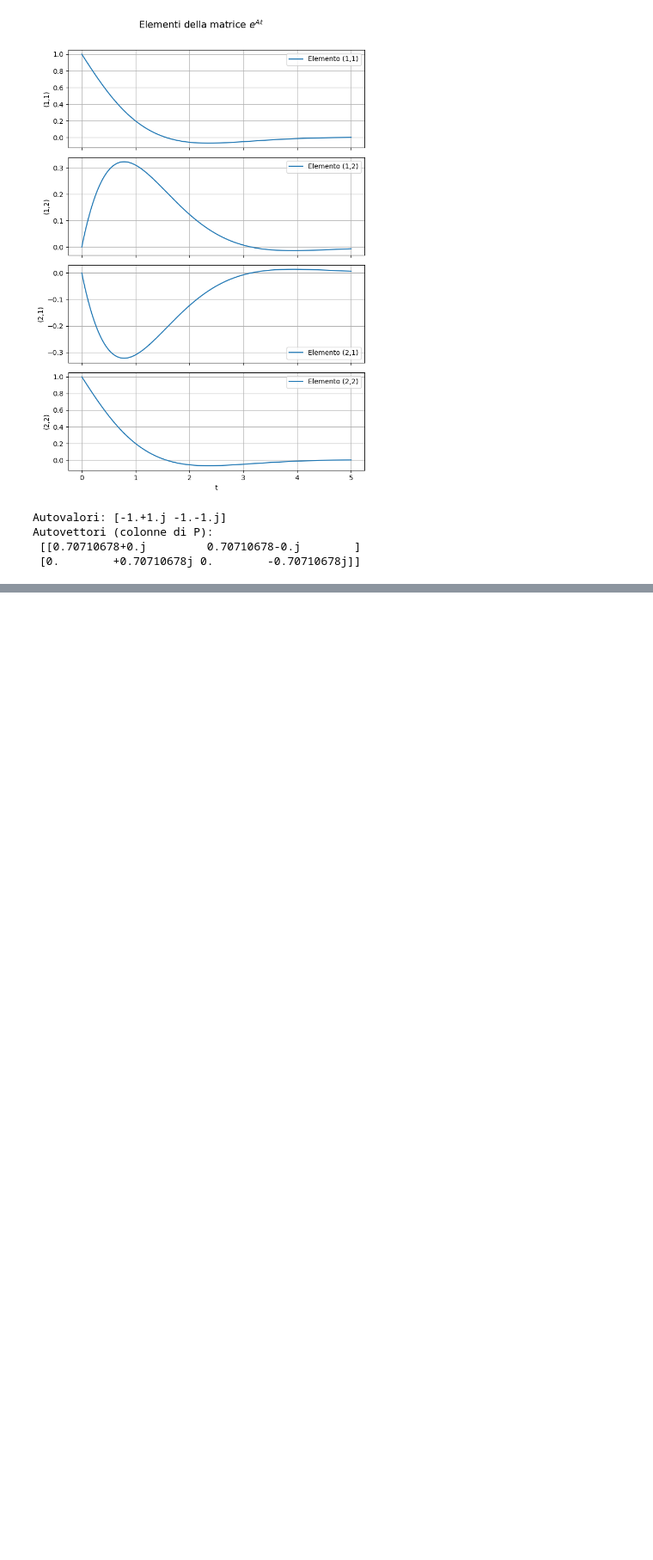
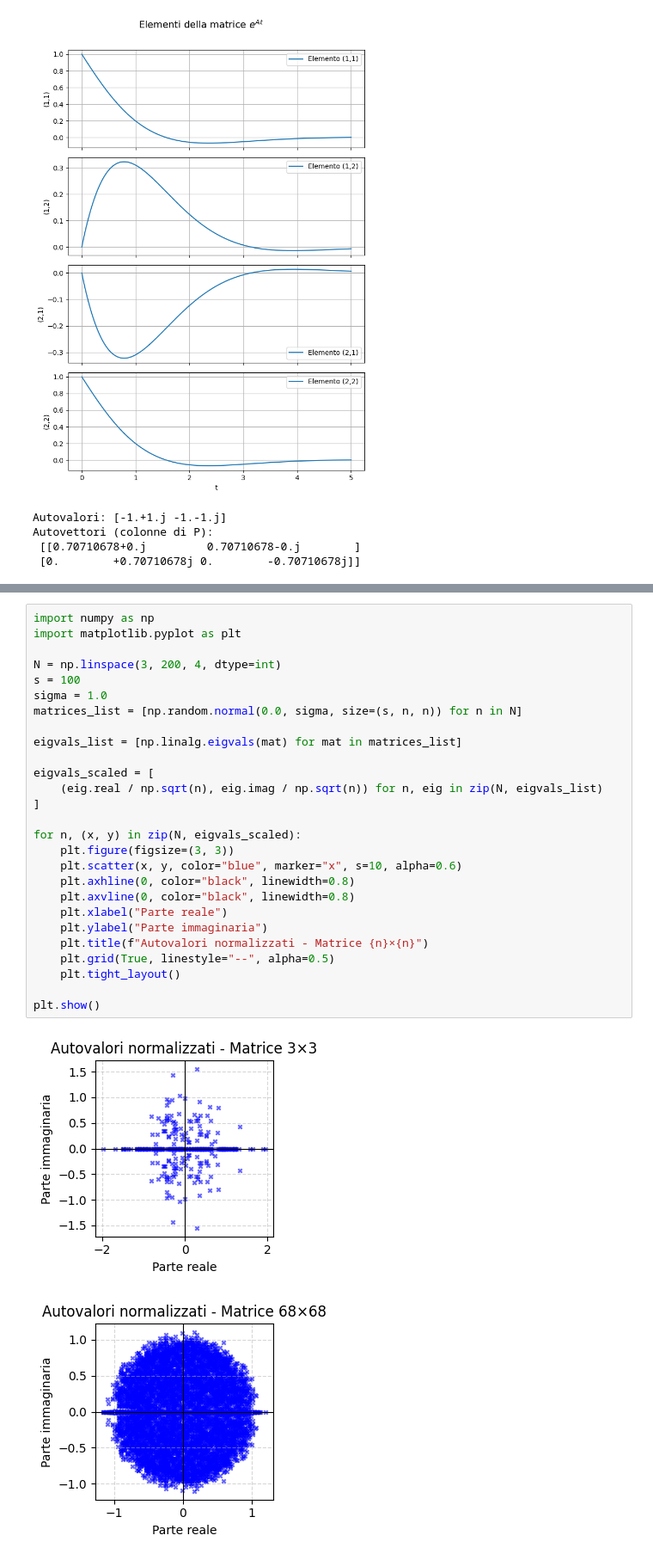
Before and after one commit to CetrioloRiick/Laboratori-Data-Science, a Jupyter notebook: 1/Relazione.ipynb, the cells around one changed output, grey strips where cells are left out. Shown at 86% size. Saved outputs shown, nothing was run; the diff lists cells and outputs as text; blank space fills up the shorter version.

```diff
--- a/1/Relazione.ipynb
+++ b/1/Relazione.ipynb
@@ -67,0 +81,30 @@ Autovettori (colonne di P):
+# %%
+import numpy as np
+import matplotlib.pyplot as plt
+
+N = np.linspace(3, 200, 4, dtype=int)
+s = 100
+sigma = 1.0
+matrices_list = [np.random.normal(0.0, sigma, size=(s, n, n)) for n in N]
+
+eigvals_list = [np.linalg.eigvals(mat) for mat in matrices_list]
+
+eigvals_scaled = [
+    (eig.real / np.sqrt(n), eig.imag / np.sqrt(n)) for n, eig in zip(N, eigvals_list)
+]
+
+for n, (x, y) in zip(N, eigvals_scaled):
+    plt.figure(figsize=(3, 3))
+    plt.scatter(x, y, color="blue", marker="x", s=10, alpha=0.6)
+    plt.axhline(0, color="black", linewidth=0.8)
+    plt.axvline(0, color="black", linewidth=0.8)
+    plt.xlabel("Parte reale")
+    plt.ylabel("Parte immaginaria")
+    plt.title(f"Autovalori normalizzati - Matrice {n}×{n}")
+    plt.grid(True, linestyle="--", alpha=0.5)
+    plt.tight_layout()
+
+plt.show()
+# %% [output]
+[figure, added]
+[figure, added]
```
Also changed, not shown: parts of 6 cells of this notebook, 1 other file.
